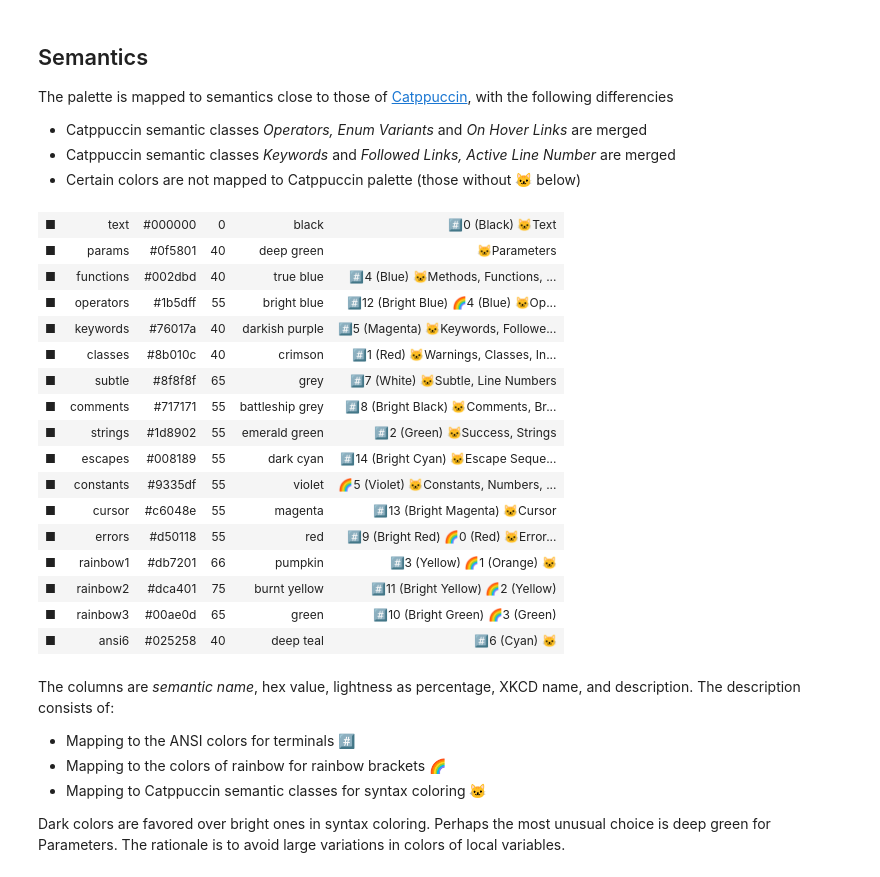
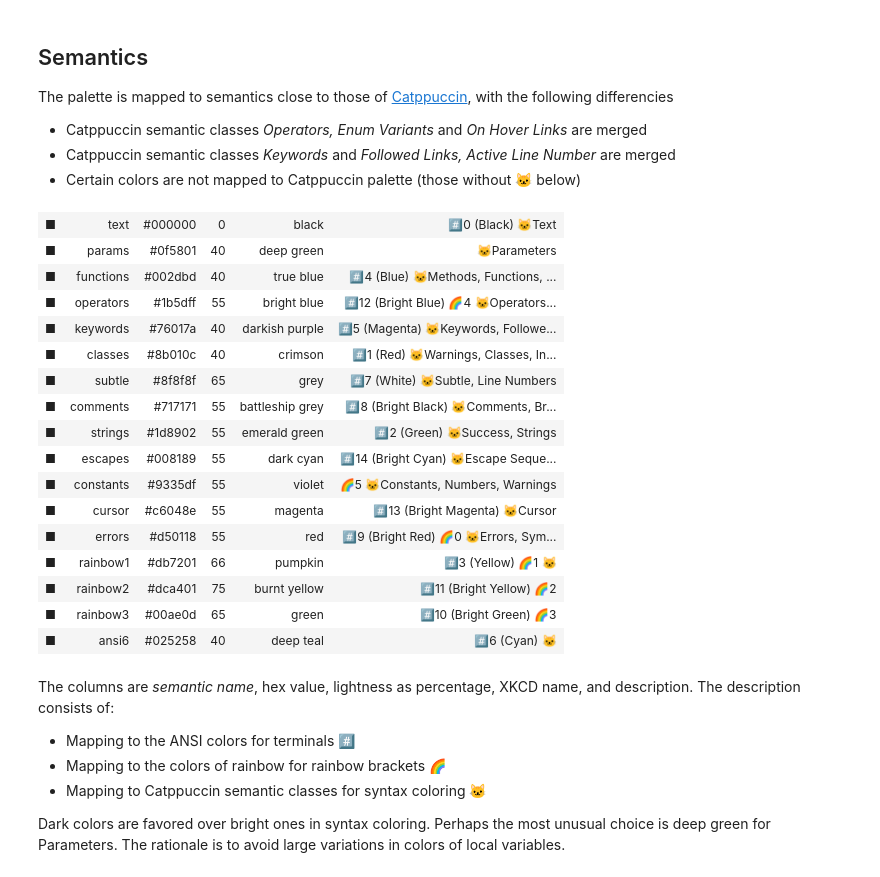
Before and after one commit to l-oksanen/vakio, a Jupyter notebook: design.ipynb, the cells around one changed output. Saved outputs shown, nothing was run; the diff lists cells and outputs as text; code cells hidden in the pictures.

Commit message:
Added options to hide rainbow and ansi names

```diff
--- a/design.ipynb
+++ b/design.ipynb
@@ -68,24 +68,24 @@ The palette is mapped to semantics close to those of [Catppuccin](https://github
 * Catppuccin semantic classes _Keywords_ and _Followed Links, Active Line Number_ are merged
 * Certain colors are not mapped to Catppuccin palette (those without 🐱 below)
 # %%
-view.palette(palette)
+view.palette(palette, show_rainbow_name=False)
 # %% [output]
 | ■ | text | #000000 | 0 | black | #️⃣0 (Black) 🐱Text |
 | ■ | params | #0f5801 | 40 | deep green | 🐱Parameters |
 | ■ | functions | #002dbd | 40 | true blue | #️⃣4 (Blue) 🐱Methods, Functions, ... |
-| ■ | operators | #1b5dff | 55 | bright blue | #️⃣12 (Bright Blue) 🌈4 (Blue) 🐱Op... |
+| ■ | operators | #1b5dff | 55 | bright blue | #️⃣12 (Bright Blue) 🌈4 🐱Operators... |
 | ■ | keywords | #76017a | 40 | darkish purple | #️⃣5 (Magenta) 🐱Keywords, Followe... |
 | ■ | classes | #8b010c | 40 | crimson | #️⃣1 (Red) 🐱Warnings, Classes, In... |
 | ■ | subtle | #8f8f8f | 65 | grey | #️⃣7 (White) 🐱Subtle, Line Numbers |
 | ■ | comments | #717171 | 55 | battleship grey | #️⃣8 (Bright Black) 🐱Comments, Br... |
 | ■ | strings | #1d8902 | 55 | emerald green | #️⃣2 (Green) 🐱Success, Strings |
 | ■ | escapes | #008189 | 55 | dark cyan | #️⃣14 (Bright Cyan) 🐱Escape Seque... |
-| ■ | constants | #9335df | 55 | violet | 🌈5 (Violet) 🐱Constants, Numbers, ... |
+| ■ | constants | #9335df | 55 | violet | 🌈5 🐱Constants, Numbers, Warnings |
 | ■ | cursor | #c6048e | 55 | magenta | #️⃣13 (Bright Magenta) 🐱Cursor |
-| ■ | errors | #d50118 | 55 | red | #️⃣9 (Bright Red) 🌈0 (Red) 🐱Error... |
-| ■ | rainbow1 | #db7201 | 66 | pumpkin | #️⃣3 (Yellow) 🌈1 (Orange) 🐱 |
-| ■ | rainbow2 | #dca401 | 75 | burnt yellow | #️⃣11 (Bright Yellow) 🌈2 (Yellow) |
-| ■ | rainbow3 | #00ae0d | 65 | green | #️⃣10 (Bright Green) 🌈3 (Green) |
+| ■ | errors | #d50118 | 55 | red | #️⃣9 (Bright Red) 🌈0 🐱Errors, Sym... |
+| ■ | rainbow1 | #db7201 | 66 | pumpkin | #️⃣3 (Yellow) 🌈1 🐱 |
+| ■ | rainbow2 | #dca401 | 75 | burnt yellow | #️⃣11 (Bright Yellow) 🌈2 |
+| ■ | rainbow3 | #00ae0d | 65 | green | #️⃣10 (Bright Green) 🌈3 |
 | ■ | ansi6 | #025258 | 40 | deep teal | #️⃣6 (Cyan) 🐱 |
 # %% [markdown]
 The columns are _semantic name_, hex value, lightness as percentage, XKCD name, and description. The description consists of:
```
Also changed, not shown: 1 other file.
